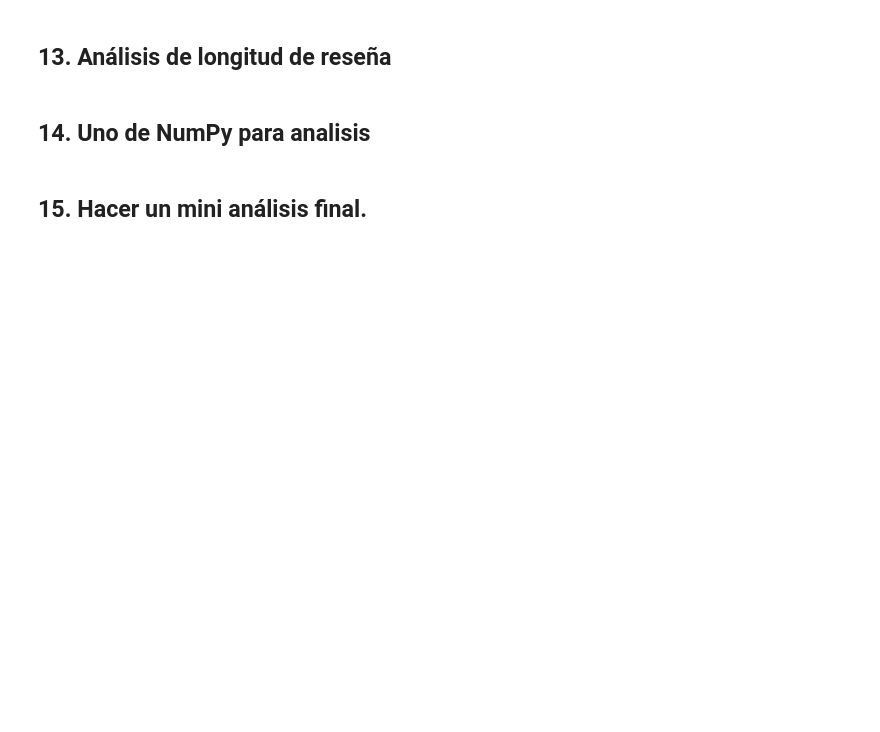
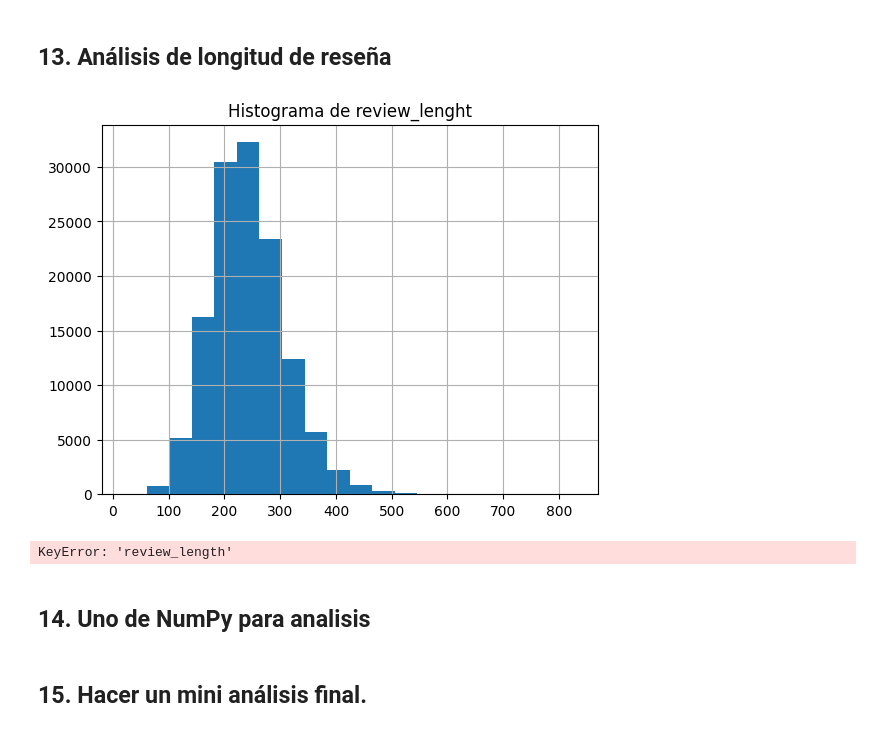
Before and after one commit to Dianathecoder/Wine-Tasting_Dataset, a Jupyter notebook: analisis2.ipynb, the cells around one changed output. Saved outputs shown, nothing was run; the diff lists cells and outputs as text; code cells hidden in the pictures; blank space fills up the shorter version.

```diff
--- a/analisis2.ipynb
+++ b/analisis2.ipynb
@@ -525,5 +562,16 @@ Historigramas despues de eliminar el outlier
 # %% [markdown]
 ## 13. Análisis de longitud de reseña
+# %%
+
+# Histo
+review_lenght = df["review_lenght"]
+
+review_lenght.hist(bins=20)
+plt.title(f"Histograma de {review_lenght.name}")
+plt.show()
+# %% [output]
+[figure, added]
+KeyError: 'review_length'
 # %% [markdown]
 ## 14. Uno de NumPy para analisis
 # %% [markdown]
```
Also changed, not shown: parts of 2 cells of this notebook.
